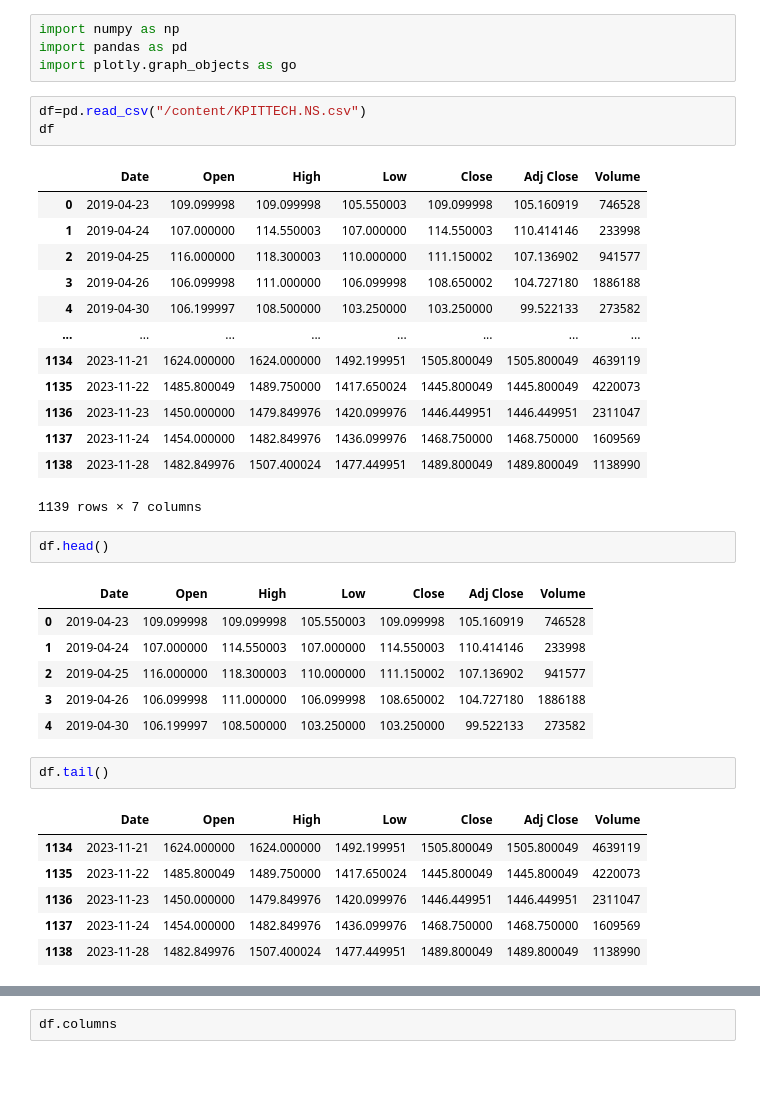
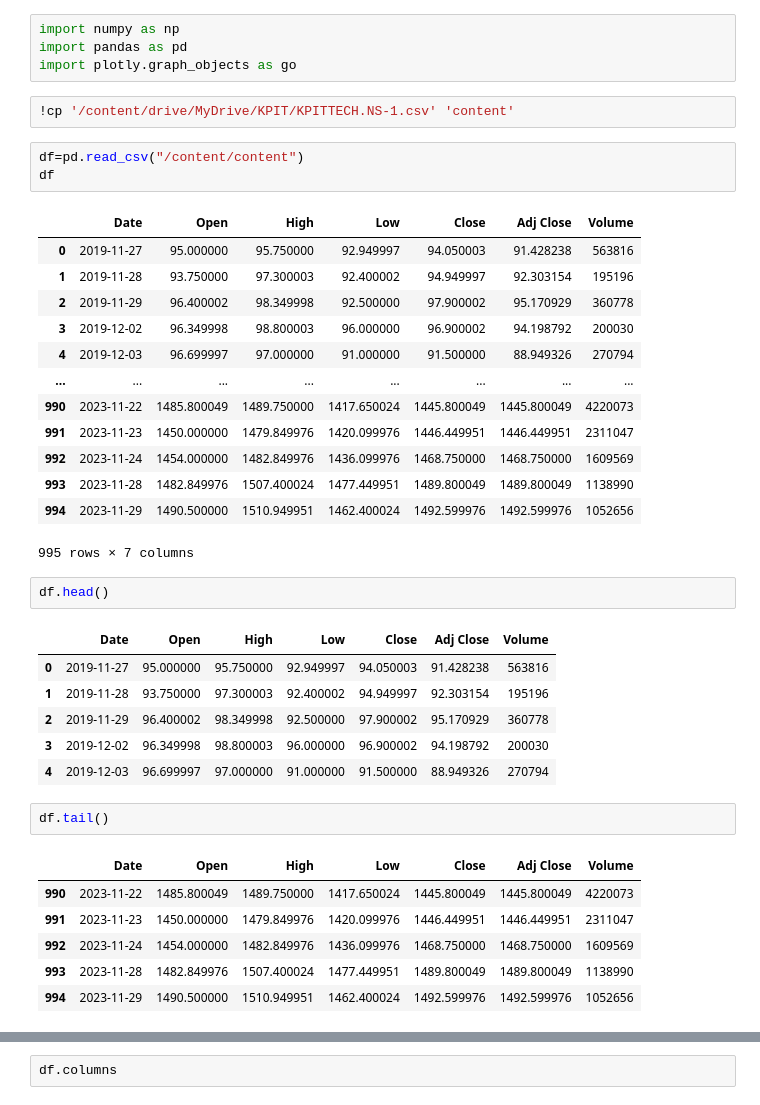
Before and after one commit to HarikrishnanK9/DataSymphony, a Jupyter notebook: Time_Series_KPIT_Stock_Analysis.ipynb, the cells around one changed output, grey strips where cells are left out. Drawn from its saved outputs; the diff is of its cells as text; blank space fills up the shorter version.

```diff
--- a/Time_Series_KPIT_Stock_Analysis.ipynb
+++ b/Time_Series_KPIT_Stock_Analysis.ipynb
@@ -4,41 +4,43 @@
 import numpy as np
 import pandas as pd
 import plotly.graph_objects as go
+# %%
+!cp '/content/drive/MyDrive/KPIT/KPITTECH.NS-1.csv' 'content'
 # %%
-df=pd.read_csv("/content/KPITTECH.NS.csv")
+df=pd.read_csv("/content/content")
 df
 # %% [output]
 |  | Date | Open | High | Low | Close | Adj Close | Volume |
-| 0 | 2019-04-23 | 109.099998 | 109.099998 | 105.550003 | 109.099998 | 105.160919 | 746528 |
-| 1 | 2019-04-24 | 107.000000 | 114.550003 | 107.000000 | 114.550003 | 110.414146 | 233998 |
-| 2 | 2019-04-25 | 116.000000 | 118.300003 | 110.000000 | 111.150002 | 107.136902 | 941577 |
-| 3 | 2019-04-26 | 106.099998 | 111.000000 | 106.099998 | 108.650002 | 104.727180 | 1886188 |
-| 4 | 2019-04-30 | 106.199997 | 108.500000 | 103.250000 | 103.250000 | 99.522133 | 273582 |
+| 0 | 2019-11-27 | 95.000000 | 95.750000 | 92.949997 | 94.050003 | 91.428238 | 563816 |
+| 1 | 2019-11-28 | 93.750000 | 97.300003 | 92.400002 | 94.949997 | 92.303154 | 195196 |
+| 2 | 2019-11-29 | 96.400002 | 98.349998 | 92.500000 | 97.900002 | 95.170929 | 360778 |
+| 3 | 2019-12-02 | 96.349998 | 98.800003 | 96.000000 | 96.900002 | 94.198792 | 200030 |
+| 4 | 2019-12-03 | 96.699997 | 97.000000 | 91.000000 | 91.500000 | 88.949326 | 270794 |
 | ... | ... | ... | ... | ... | ... | ... | ... |
-| 1134 | 2023-11-21 | 1624.000000 | 1624.000000 | 1492.199951 | 1505.800049 | 1505.800049 | 4639119 |
-| 1135 | 2023-11-22 | 1485.800049 | 1489.750000 | 1417.650024 | 1445.800049 | 1445.800049 | 4220073 |
-| 1136 | 2023-11-23 | 1450.000000 | 1479.849976 | 1420.099976 | 1446.449951 | 1446.449951 | 2311047 |
-| 1137 | 2023-11-24 | 1454.000000 | 1482.849976 | 1436.099976 | 1468.750000 | 1468.750000 | 1609569 |
-| 1138 | 2023-11-28 | 1482.849976 | 1507.400024 | 1477.449951 | 1489.800049 | 1489.800049 | 1138990 |
+| 990 | 2023-11-22 | 1485.800049 | 1489.750000 | 1417.650024 | 1445.800049 | 1445.800049 | 4220073 |
+| 991 | 2023-11-23 | 1450.000000 | 1479.849976 | 1420.099976 | 1446.449951 | 1446.449951 | 2311047 |
+| 992 | 2023-11-24 | 1454.000000 | 1482.849976 | 1436.099976 | 1468.750000 | 1468.750000 | 1609569 |
+| 993 | 2023-11-28 | 1482.849976 | 1507.400024 | 1477.449951 | 1489.800049 | 1489.800049 | 1138990 |
+| 994 | 2023-11-29 | 1490.500000 | 1510.949951 | 1462.400024 | 1492.599976 | 1492.599976 | 1052656 |
-1139 rows × 7 columns
+995 rows × 7 columns
 # %%
 df.head()
 # %% [output]
 |  | Date | Open | High | Low | Close | Adj Close | Volume |
-| 0 | 2019-04-23 | 109.099998 | 109.099998 | 105.550003 | 109.099998 | 105.160919 | 746528 |
-| 1 | 2019-04-24 | 107.000000 | 114.550003 | 107.000000 | 114.550003 | 110.414146 | 233998 |
-| 2 | 2019-04-25 | 116.000000 | 118.300003 | 110.000000 | 111.150002 | 107.136902 | 941577 |
-| 3 | 2019-04-26 | 106.099998 | 111.000000 | 106.099998 | 108.650002 | 104.727180 | 1886188 |
-| 4 | 2019-04-30 | 106.199997 | 108.500000 | 103.250000 | 103.250000 | 99.522133 | 273582 |
+| 0 | 2019-11-27 | 95.000000 | 95.750000 | 92.949997 | 94.050003 | 91.428238 | 563816 |
+| 1 | 2019-11-28 | 93.750000 | 97.300003 | 92.400002 | 94.949997 | 92.303154 | 195196 |
+| 2 | 2019-11-29 | 96.400002 | 98.349998 | 92.500000 | 97.900002 | 95.170929 | 360778 |
+| 3 | 2019-12-02 | 96.349998 | 98.800003 | 96.000000 | 96.900002 | 94.198792 | 200030 |
+| 4 | 2019-12-03 | 96.699997 | 97.000000 | 91.000000 | 91.500000 | 88.949326 | 270794 |
 # %%
 df.tail()
 # %% [output]
 |  | Date | Open | High | Low | Close | Adj Close | Volume |
-| 1134 | 2023-11-21 | 1624.000000 | 1624.000000 | 1492.199951 | 1505.800049 | 1505.800049 | 4639119 |
-| 1135 | 2023-11-22 | 1485.800049 | 1489.750000 | 1417.650024 | 1445.800049 | 1445.800049 | 4220073 |
-| 1136 | 2023-11-23 | 1450.000000 | 1479.849976 | 1420.099976 | 1446.449951 | 1446.449951 | 2311047 |
-| 1137 | 2023-11-24 | 1454.000000 | 1482.849976 | 1436.099976 | 1468.750000 | 1468.750000 | 1609569 |
-| 1138 | 2023-11-28 | 1482.849976 | 1507.400024 | 1477.449951 | 1489.800049 | 1489.800049 | 1138990 |
+| 990 | 2023-11-22 | 1485.800049 | 1489.750000 | 1417.650024 | 1445.800049 | 1445.800049 | 4220073 |
+| 991 | 2023-11-23 | 1450.000000 | 1479.849976 | 1420.099976 | 1446.449951 | 1446.449951 | 2311047 |
+| 992 | 2023-11-24 | 1454.000000 | 1482.849976 | 1436.099976 | 1468.750000 | 1468.750000 | 1609569 |
+| 993 | 2023-11-28 | 1482.849976 | 1507.400024 | 1477.449951 | 1489.800049 | 1489.800049 | 1138990 |
+| 994 | 2023-11-29 | 1490.500000 | 1510.949951 | 1462.400024 | 1492.599976 | 1492.599976 | 1052656 |
 # %%
 df.info()
 # %% [output]
```
Also changed, not shown: parts of 18 cells of this notebook.
